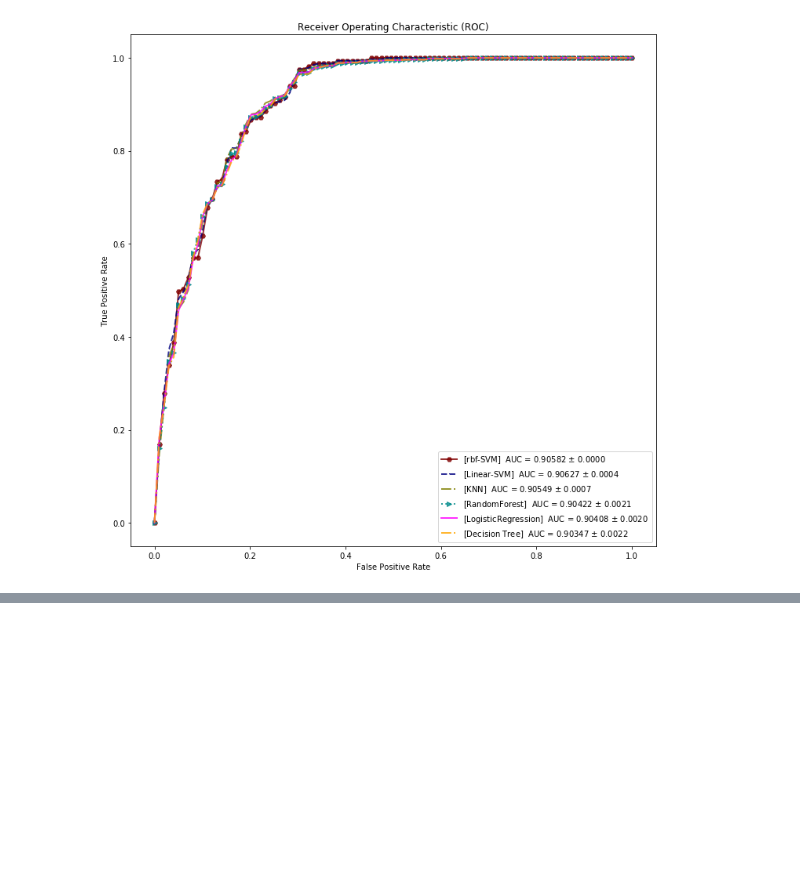
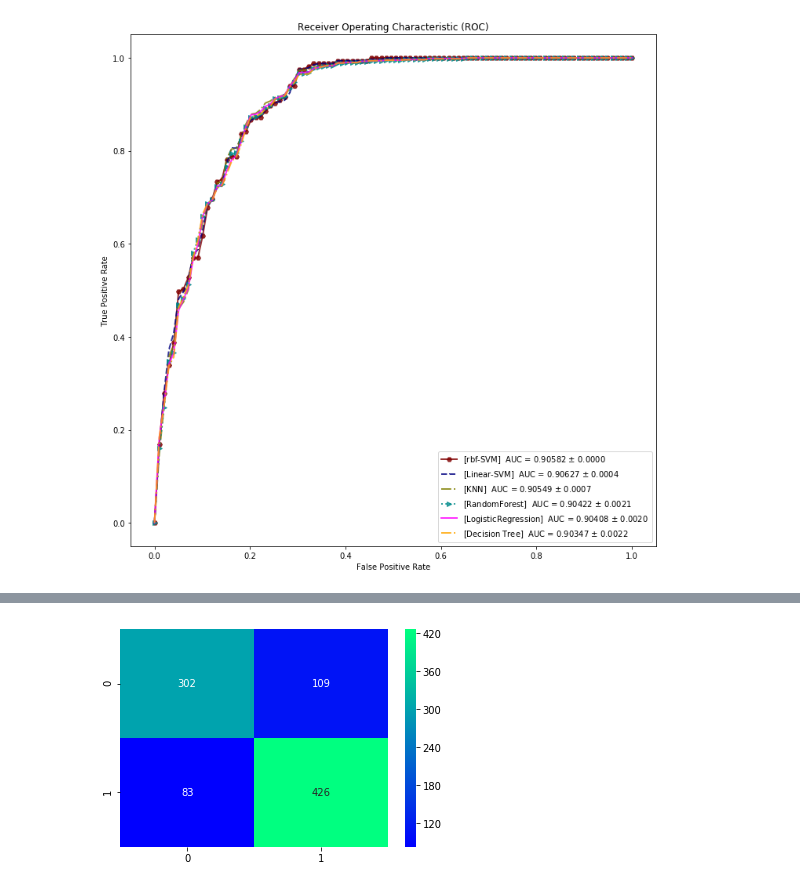
Before and after one commit to javierfs/MyMasterThesis, a Jupyter notebook: Test_python_structures.ipynb, the cells around one changed output, grey strips where cells are left out. Saved outputs shown, nothing was run; the diff lists cells and outputs as text; code cells hidden in the pictures; blank space fills up the shorter version.

```diff
--- a/Test_python_structures.ipynb
+++ b/Test_python_structures.ipynb
@@ -731,8 +901,10 @@ print(gd.best_estimator_)
 # %%
-ada=AdaBoostClassifier(n_estimators=200,random_state=0,learning_rate=0.05)
+ada=AdaBoostClassifier(n_estimators=100,random_state=0,learning_rate=0.05)
 result=cross_val_predict(ada,X,Y,cv=10)
 sns.heatmap(confusion_matrix(Y,result),cmap='winter',annot=True,fmt='2.0f')
 plt.show()
+# %% [output]
+[figure, added]
 # %%
 f,ax=plt.subplots(2,2,figsize=(15,12))
 model=RandomForestClassifier(n_estimators=500,random_state=0)
```
Also changed, not shown: parts of 7 cells of this notebook, 19 other files.
